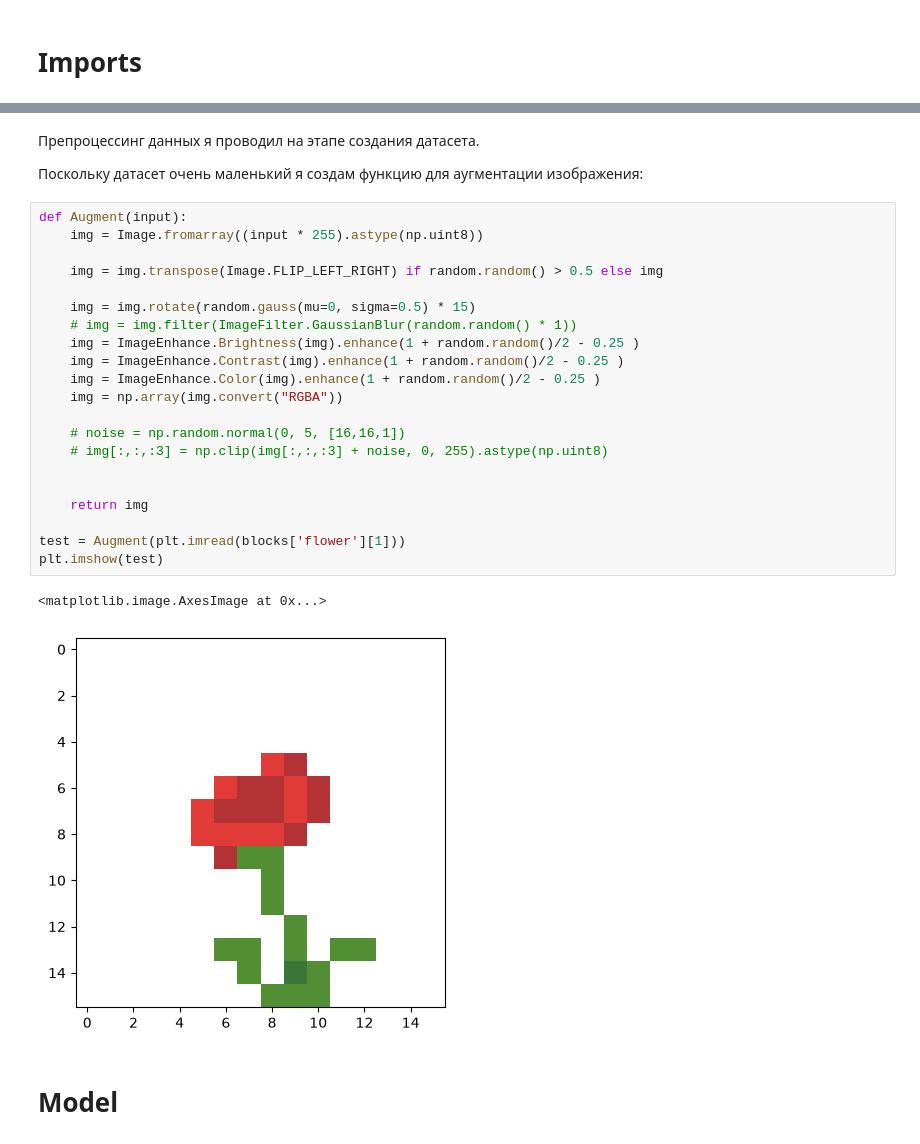
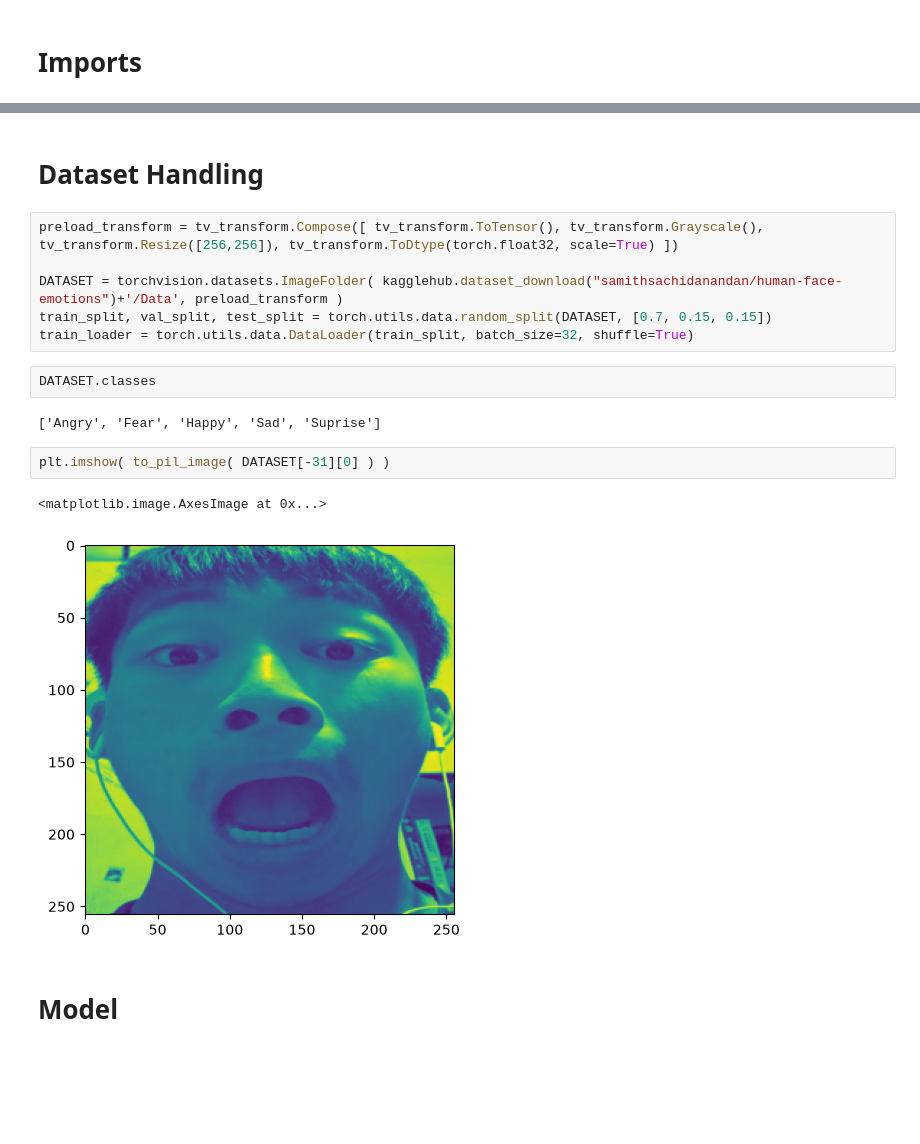
Before and after one commit to FEEDHILS/DeepLearning-NN-FEFU, a Jupyter notebook: main.ipynb, the cells around one changed output, grey strips where cells are left out. Cells and saved outputs as stored; diff of their text form; blank space fills up the shorter version.

```diff
--- a/main.ipynb
+++ b/main.ipynb
@@ -32,30 +21,19 @@ plt.imshow( plt.imread(blocks['dirt'][5]) )
-# %% [markdown]
-Препроцессинг данных я проводил на этапе создания датасета.
-
-Поскольку датасет очень маленький я создам функцию для аугментации изображения:
-# %%
-def Augment(input):
-    img = Image.fromarray((input * 255).astype(np.uint8))
-
-    img = img.transpose(Image.FLIP_LEFT_RIGHT) if random.random() > 0.5 else img
-
-    img = img.rotate(random.gauss(mu=0, sigma=0.5) * 15)
-    # img = img.filter(ImageFilter.GaussianBlur(random.random() * 1))
-    img = ImageEnhance.Brightness(img).enhance(1 + random.random()/2 - 0.25 )
-    img = ImageEnhance.Contrast(img).enhance(1 + random.random()/2 - 0.25 )
-    img = ImageEnhance.Color(img).enhance(1 + random.random()/2 - 0.25 )
-    img = np.array(img.convert("RGBA"))
-
-    # noise = np.random.normal(0, 5, [16,16,1])
-    # img[:,:,:3] = np.clip(img[:,:,:3] + noise, 0, 255).astype(np.uint8)
-
-
-    return img
-
-test = Augment(plt.imread(blocks['flower'][1]))
-plt.imshow(test)
-# %% [output]
-<matplotlib.image.AxesImage at 0x...>
-[figure, removed]
+# %% [markdown]
+# Dataset Handling
+# %%
+preload_transform = tv_transform.Compose([ tv_transform.ToTensor(), tv_transform.Grayscale(), tv_transform.Resize([256,256]), tv_transform.ToDtype(torch.float32, scale=True) ])
+
+DATASET = torchvision.datasets.ImageFolder( kagglehub.dataset_download("samithsachidanandan/human-face-emotions")+'/Data', preload_transform )
+train_split, val_split, test_split = torch.utils.data.random_split(DATASET, [0.7, 0.15, 0.15])
+train_loader = torch.utils.data.DataLoader(train_split, batch_size=32, shuffle=True)
+# %%
+DATASET.classes
+# %% [output]
+['Angry', 'Fear', 'Happy', 'Sad', 'Suprise']
+# %%
+plt.imshow( to_pil_image( DATASET[-31][0] ) )
+# %% [output]
+<matplotlib.image.AxesImage at 0x...>
+[figure, added]
 # %% [markdown]
 # Model
```
Also changed, not shown: parts of 14 cells of this notebook, 2 other files.
